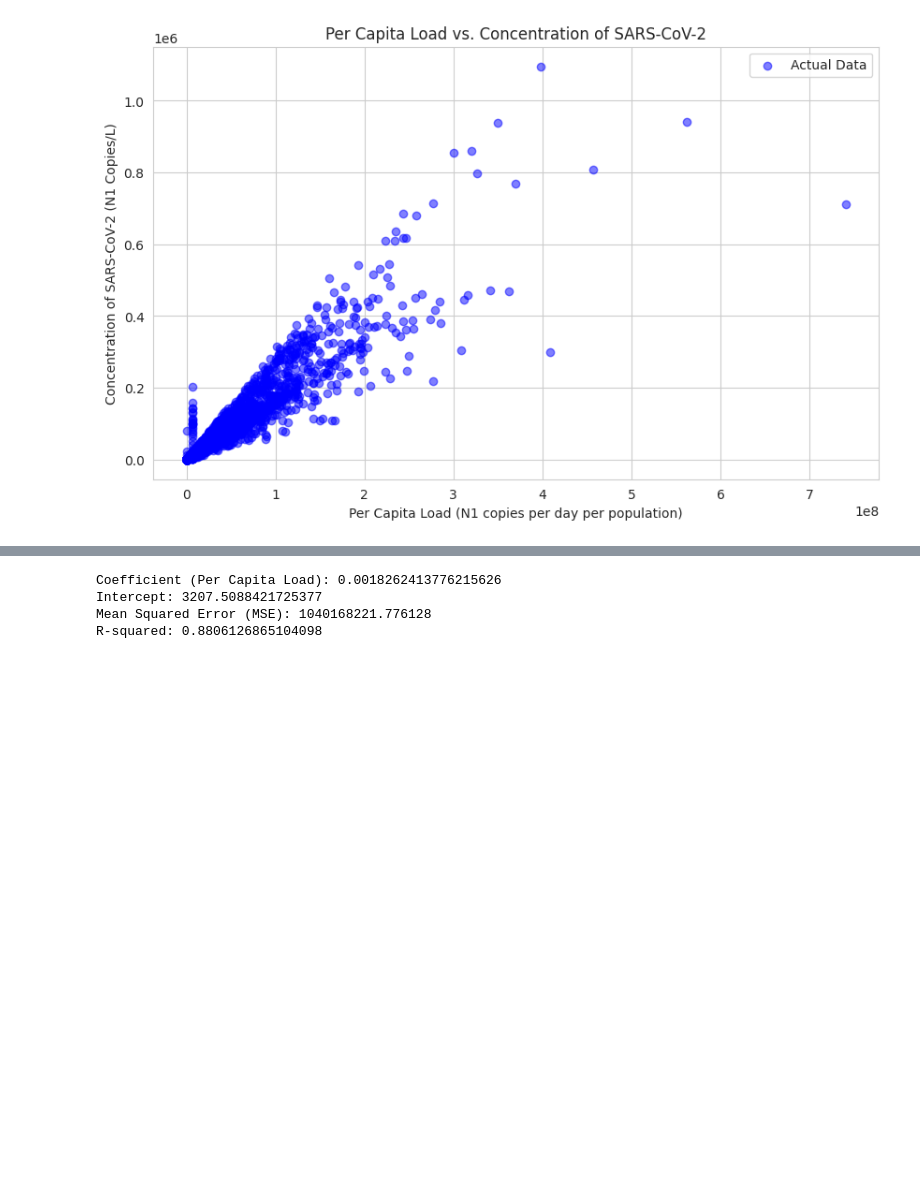
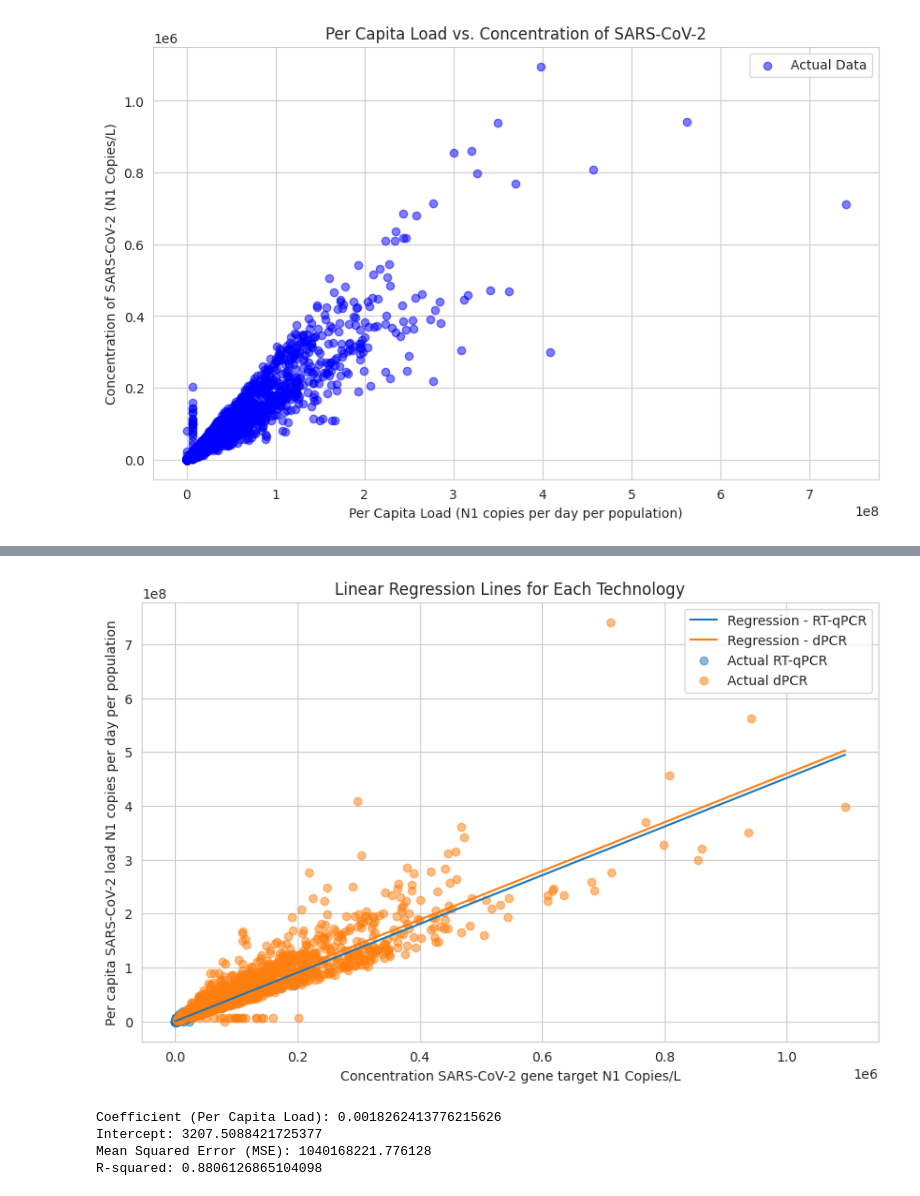
Before and after one commit to devonwallerson/covidWastewater, a Jupyter notebook: covid_in_wastewater.ipynb, the cells around one changed output, grey strips where cells are left out. Drawn from its saved outputs; the diff is of its cells as text; code cells hidden in the pictures; blank space fills up the shorter version.

```diff
--- a/covid_in_wastewater.ipynb
+++ b/covid_in_wastewater.ipynb
@@ -224,3 +267,45 @@ plt.show()
+# %%
+import numpy as np
+import matplotlib.pyplot as plt
+
+# Generate a range of 'Concentration_SARS_CoV_2_gene_target_N1_Copies/L_' values for prediction
+concentration_range = np.linspace(cleanData['Concentration_SARS_CoV_2_gene_target_N1_Copies/L_'].min(), cleanData['Concentration_SARS_CoV_2_gene_target_N1_Copies/L_'].max(), 100)
+
+# Plot settings
+plt.figure(figsize=(10, 6))
+
+technology_categories = encoder.categories_[0]
+for category in technology_categories:
+    # Generate a DataFrame with the current category repeated for the length of the concentration range
+    category_df = pd.DataFrame({ 'Technology': [category] * len(concentration_range) })
+
+    # Encode this category
+    category_encoded = encoder.transform(category_df)
+
+    # Create a DataFrame for the encoded data plus the concentration range
+    prediction_input = np.hstack([category_encoded, concentration_range.reshape(-1, 1)])
+
+    # Ensure the columns match the training data
+    prediction_input_df = pd.DataFrame(prediction_input, columns=features_df.columns)
+
+    # Predict using the model
+    predictions = model.predict(prediction_input_df)
+
+    # Plot the regression line
+    plt.plot(concentration_range, predictions, label=f'Regression - {category}')
+
+# Plot actual data for comparison
+for category in technology_categories:
+    subset = cleanData[cleanData['Technology'] == category]
+    plt.scatter(subset['Concentration_SARS_CoV_2_gene_target_N1_Copies/L_'], subset['Per_capita_SARS_CoV_2_load_N1_copies_per_day_per_population'], alpha=0.5, label=f'Actual {category}')
+
+plt.xlabel('Concentration SARS-CoV-2 gene target N1 Copies/L')
+plt.ylabel('Per capita SARS-CoV-2 load N1 copies per day per population')
+plt.title('Linear Regression Lines for Each Technology')
+plt.legend()
+plt.show()
+# %% [output]
+[figure, added]
 # %%
 #from sklearn.model_selection import train_test_split
 from sklearn.linear_model import LinearRegression
```
Also changed, not shown: parts of 3 cells of this notebook.
